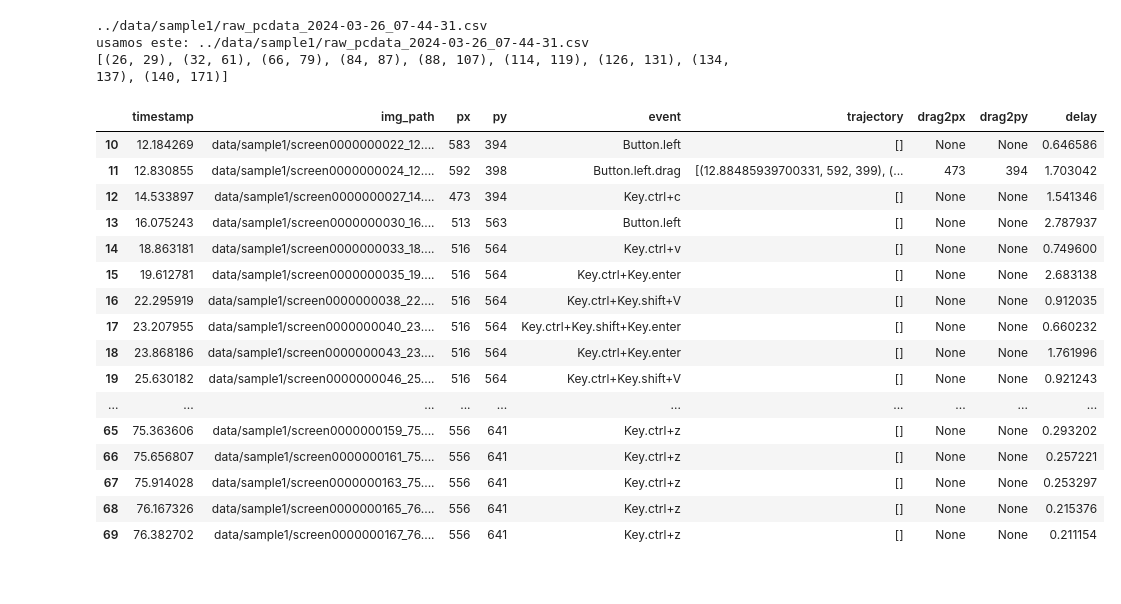
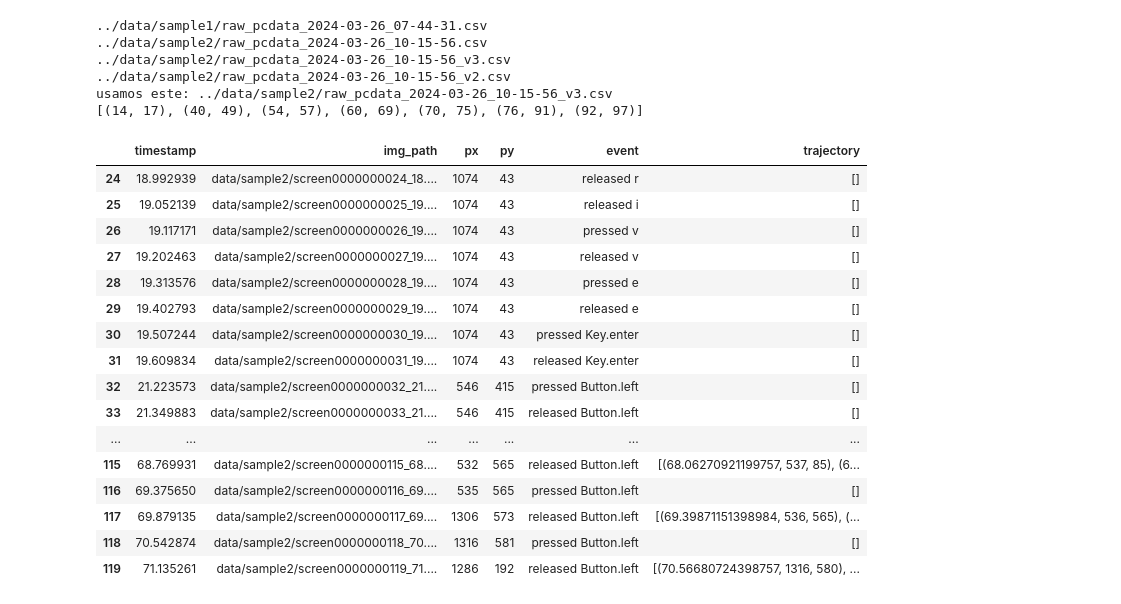
Before and after one commit to ezamorag/pccloner, a Jupyter notebook: scripts/hotkeys_detection.ipynb, the cells around one changed output. Drawn from its saved outputs; the diff is of its cells as text; code cells hidden in the pictures.

```diff
--- a/scripts/hotkeys_detection.ipynb
+++ b/scripts/hotkeys_detection.ipynb
@@ -31,7 +31,7 @@ class Preprocessing():
         # And the number of releases (di) between groups of consective pressed events determine the keys that are keeping press (basepressed).
         samplecopy = sample.copy()
         for ix, ixN in self.find_hotkeys(samplecopy):
-            ixs_pressed = sample[ix:ixN].index[sample['event'][ix:ixN].map(lambda x: 'pressed' in x)]
+            ixs_pressed = sample.loc[ix:ixN].index[sample.loc[ix:ixN,'event'].map(lambda x: 'pressed' in x)].tolist()
             pgroups = self.group_consecutive(ixs_pressed)  # Groups of consecutive position indexes of pressed events
             keep_ixs = []
             basepressed = []
@@ -45,7 +45,6 @@ class Preprocessing():
                 if i+1 < len(pgroups):
                     di = pgroups[i+1][0] - pgroup[-1] - 1
                     basepressed = pgroup[:-di]
-
             # Remove rows
             remove_ixs = [i for i in range(ix,ixN+1)]
             [remove_ixs.remove(i) for i in keep_ixs]
@@ -71,7 +70,7 @@ class Preprocessing():
         while len(ixs_pressed) >= 2:  # To not include the end Key.esc
             ix = ixs_pressed[0]
             released1 = sample['event'][ix].replace('pressed', 'released')
-            ixN = sample[ix:].index[sample['event'][ix:] == released1][0]
+            ixN = sample.loc[ix:].index[sample.loc[ix:,'event'] == released1][0]
             if ixN - ix >= 3:  # 3 para evitar que al escribir aparezcan hotkeys. Cuidado!! es una condicion debil
                 hotkeys_indexes.append((ix, ixN))
             for i in range(ix,ixN):
@@ -128,54 +127,58 @@ class Preprocessing():
     def find_doubleclicks(self, sample):
         pBleft_indexes = sample.index[sample['event'].map(lambda x: 'pressed Button.left' in x)].tolist()
         dclicks_indexes = []
         while len(pBleft_indexes) > 1:
             ix0, ix1 = pBleft_indexes[0], pBleft_indexes[1]
             dt = sample.loc[ix1, 'timestamp'] - sample.loc[ix0, 'timestamp']
             p1 = (sample.loc[ix0, 'px'], sample.loc[ix0, 'py'])
             p2 = (sample.loc[ix1, 'px'], sample.loc[ix1, 'py'])
             if (dt <= self.dt_th) and (abs(p1[0]-p2[0]) <= self.maxpixels_th) and (abs(p1[1] - p2[1]) <= self.maxpixels_th):
                 dclicks_indexes.append((ix0, ix1))
                 pBleft_indexes.pop(1)
             pBleft_indexes.pop(0)
         return dclicks_indexes
 
 from glob import glob
 import pandas as pd
 import matplotlib.pyplot as plt
 import numpy as np
 
-ix_sample = 0
+ix_sample = 2
 sample_paths = glob('../data/*/*.csv')
 [print(x) for x in sample_paths]
 sample_path = sample_paths[ix_sample]
 print('usamos este:',sample_path)
 sample = pd.read_csv(sample_path, index_col=0)
 
 processing = Preprocessing(length_th = 5, minpixels_th = 1, dt_th = 0.22, maxpixels_th = 0)
 print(processing.find_hotkeys(sample))
+
 processing.replace_hotkeys(sample)[20:80]
-processing.run(sample)[10:70]
+#processing.run(sample)[:60]
 # %% [output]
 ../data/sample1/raw_pcdata_2024-03-26_07-44-31.csv
-usamos este: ../data/sample1/raw_pcdata_2024-03-26_07-44-31.csv
-[(26, 29), (32, 61), (66, 79), (84, 87), (88, 107), (114, 119), (126, 131), (134, 137), (140, 171)]
+../data/sample2/raw_pcdata_2024-03-26_10-15-56.csv
+../data/sample2/raw_pcdata_2024-03-26_10-15-56_v3.csv
+../data/sample2/raw_pcdata_2024-03-26_10-15-56_v2.csv
+usamos este: ../data/sample2/raw_pcdata_2024-03-26_10-15-56_v3.csv
+[(14, 17), (40, 49), (54, 57), (60, 69), (70, 75), (76, 91), (92, 97)]
-|  | timestamp | img_path | px | py | event | trajectory | drag2px | drag2py | delay |
-| 10 | 12.184269 | data/sample1/screen0000000022_12.... | 583 | 394 | Button.left | [] | None | None | 0.646586 |
-| 11 | 12.830855 | data/sample1/screen0000000024_12.... | 592 | 398 | Button.left.drag | [(12.88485939700331, 592, 399), (... | 473 | 394 | 1.703042 |
-| 12 | 14.533897 | data/sample1/screen0000000027_14.... | 473 | 394 | Key.ctrl+c | [] | None | None | 1.541346 |
-| 13 | 16.075243 | data/sample1/screen0000000030_16.... | 513 | 563 | Button.left | [] | None | None | 2.787937 |
-| 14 | 18.863181 | data/sample1/screen0000000033_18.... | 516 | 564 | Key.ctrl+v | [] | None | None | 0.749600 |
-| 15 | 19.612781 | data/sample1/screen0000000035_19.... | 516 | 564 | Key.ctrl+Key.enter | [] | None | None | 2.683138 |
-| 16 | 22.295919 | data/sample1/screen0000000038_22.... | 516 | 564 | Key.ctrl+Key.shift+V | [] | None | None | 0.912035 |
-| 17 | 23.207955 | data/sample1/screen0000000040_23.... | 516 | 564 | Key.ctrl+Key.shift+Key.enter | [] | None | None | 0.660232 |
-| 18 | 23.868186 | data/sample1/screen0000000043_23.... | 516 | 564 | Key.ctrl+Key.enter | [] | None | None | 1.761996 |
-| 19 | 25.630182 | data/sample1/screen0000000046_25.... | 516 | 564 | Key.ctrl+Key.shift+V | [] | None | None | 0.921243 |
-| ... | ... | ... | ... | ... | ... | ... | ... | ... | ... |
-| 65 | 75.363606 | data/sample1/screen0000000159_75.... | 556 | 641 | Key.ctrl+z | [] | None | None | 0.293202 |
-| 66 | 75.656807 | data/sample1/screen0000000161_75.... | 556 | 641 | Key.ctrl+z | [] | None | None | 0.257221 |
-| 67 | 75.914028 | data/sample1/screen0000000163_75.... | 556 | 641 | Key.ctrl+z | [] | None | None | 0.253297 |
-| 68 | 76.167326 | data/sample1/screen0000000165_76.... | 556 | 641 | Key.ctrl+z | [] | None | None | 0.215376 |
-| 69 | 76.382702 | data/sample1/screen0000000167_76.... | 556 | 641 | Key.ctrl+z | [] | None | None | 0.211154 |
+|  | timestamp | img_path | px | py | event | trajectory |
+| 24 | 18.992939 | data/sample2/screen0000000024_18.... | 1074 | 43 | released r | [] |
+| 25 | 19.052139 | data/sample2/screen0000000025_19.... | 1074 | 43 | released i | [] |
+| 26 | 19.117171 | data/sample2/screen0000000026_19.... | 1074 | 43 | pressed v | [] |
+| 27 | 19.202463 | data/sample2/screen0000000027_19.... | 1074 | 43 | released v | [] |
+| 28 | 19.313576 | data/sample2/screen0000000028_19.... | 1074 | 43 | pressed e | [] |
+| 29 | 19.402793 | data/sample2/screen0000000029_19.... | 1074 | 43 | released e | [] |
+| 30 | 19.507244 | data/sample2/screen0000000030_19.... | 1074 | 43 | pressed Key.enter | [] |
+| 31 | 19.609834 | data/sample2/screen0000000031_19.... | 1074 | 43 | released Key.enter | [] |
+| 32 | 21.223573 | data/sample2/screen0000000032_21.... | 546 | 415 | pressed Button.left | [] |
+| 33 | 21.349883 | data/sample2/screen0000000033_21.... | 546 | 415 | released Button.left | [] |
+| ... | ... | ... | ... | ... | ... | ... |
+| 115 | 68.769931 | data/sample2/screen0000000115_68.... | 532 | 565 | released Button.left | [(68.06270921199757, 537, 85), (6... |
+| 116 | 69.375650 | data/sample2/screen0000000116_69.... | 535 | 565 | pressed Button.left | [] |
+| 117 | 69.879135 | data/sample2/screen0000000117_69.... | 1306 | 573 | released Button.left | [(69.39871151398984, 536, 565), (... |
+| 118 | 70.542874 | data/sample2/screen0000000118_70.... | 1316 | 581 | pressed Button.left | [] |
+| 119 | 71.135261 | data/sample2/screen0000000119_71.... | 1286 | 192 | released Button.left | [(70.56680724398757, 1316, 580), ... |
 # %%
 ### Version 2
     def replace_hotkeys(self, sample):
```
Also changed, not shown: 1 other file.
